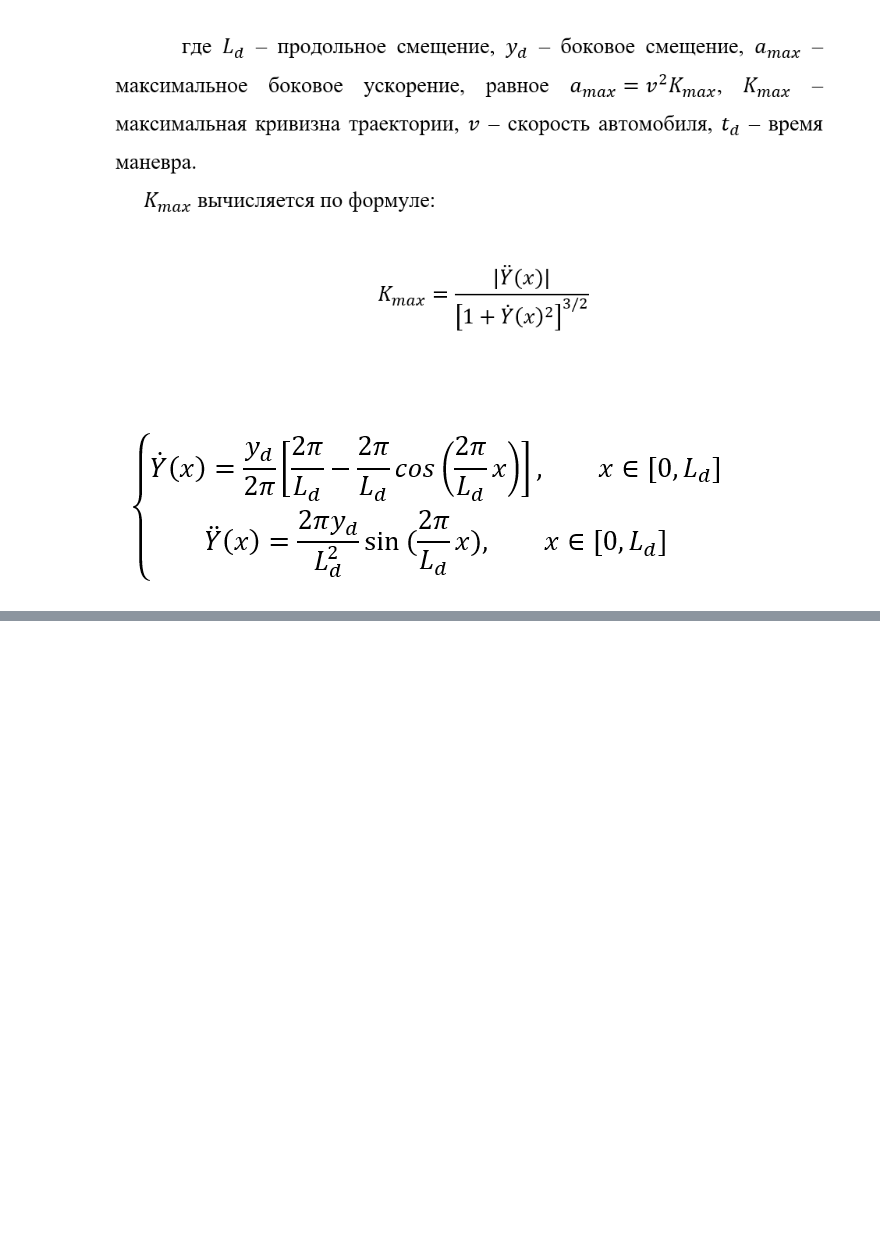
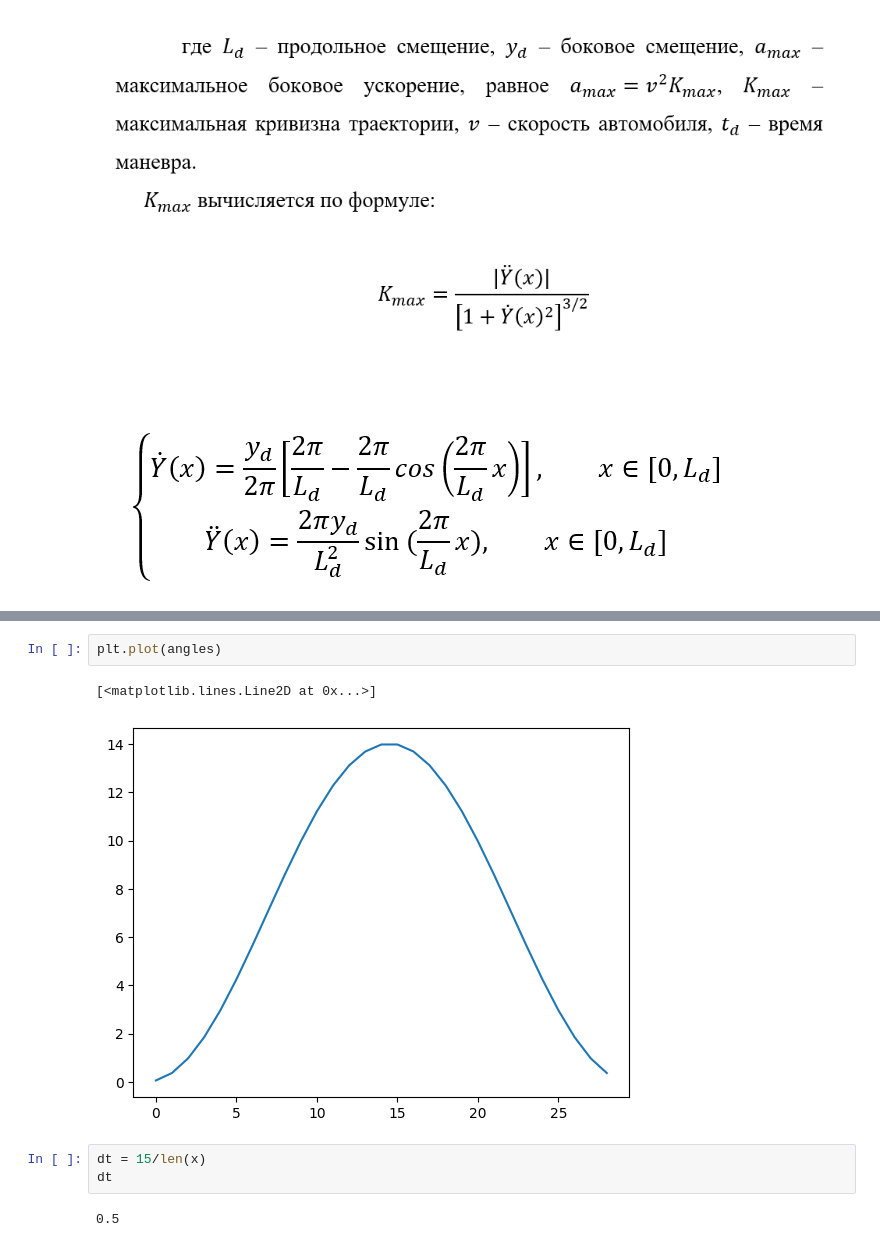
Before and after one commit to legonko/Final-project, a Jupyter notebook: lib/utils/test_path_planning.ipynb, the cells around one changed output, grey strips where cells are left out. Drawn from its saved outputs; the diff is of its cells as text; blank space fills up the shorter version.

```diff
--- a/lib/utils/test_path_planning.ipynb
+++ b/lib/utils/test_path_planning.ipynb
@@ -92,0 +69,10 @@ def create_map2(data, dt, kernel):
+# %%
+plt.plot(angles)
+# %% [output]
+[<matplotlib.lines.Line2D at 0x...>]
+[figure, added]
+# %%
+dt = 15/len(x)
+dt
+# %% [output]
+0.5
```
Also changed, not shown: parts of 14 cells of this notebook, 49 other files.
